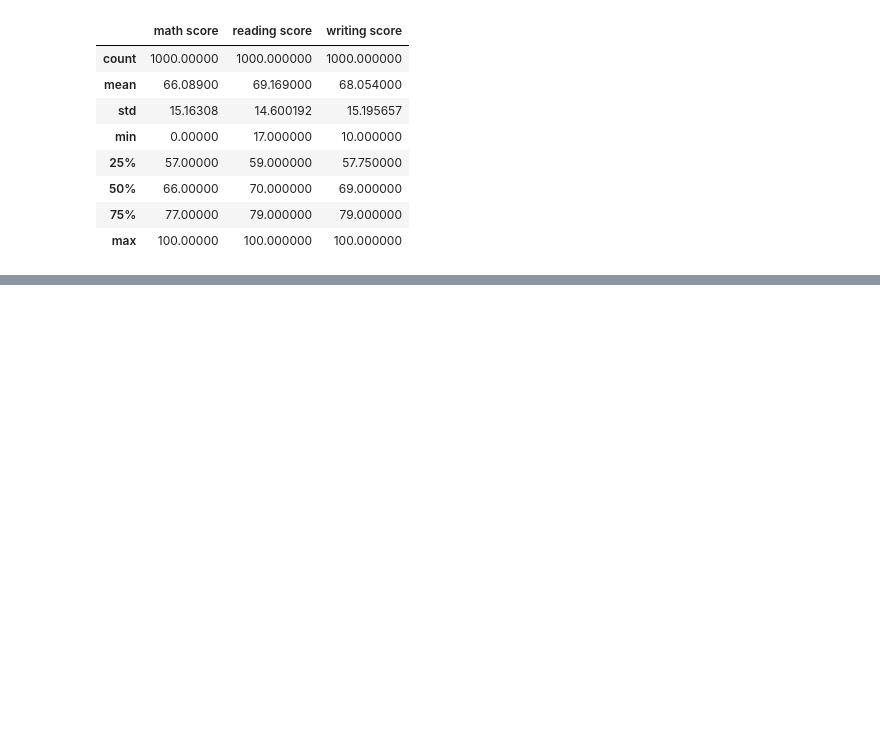
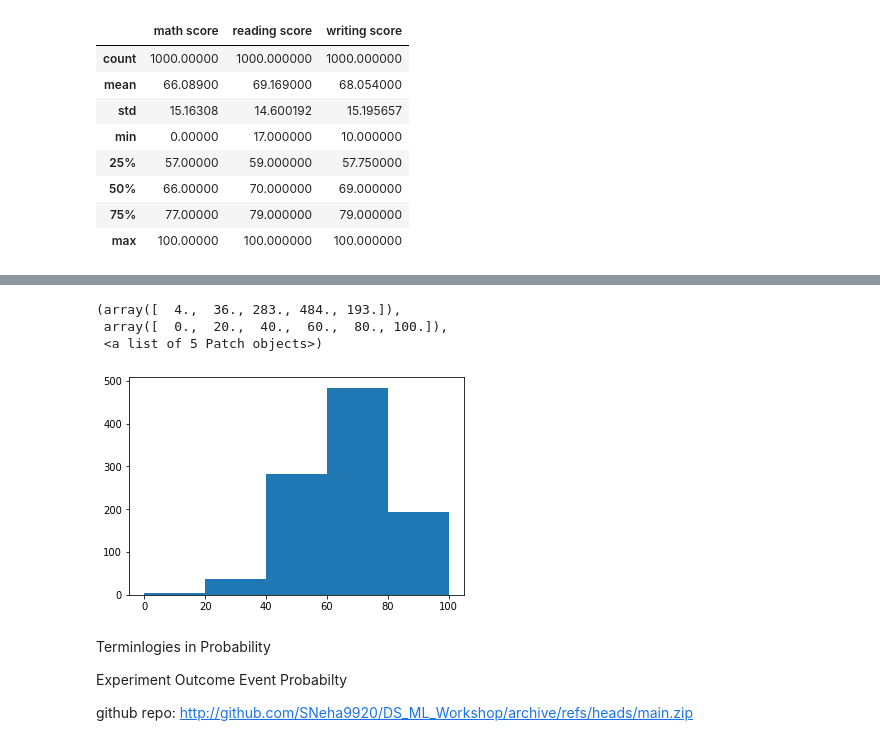
Before and after one commit to maulya230/Python-Machine-Learning-, a Jupyter notebook: Machine Learning.ipynb, the cells around one changed output, grey strips where cells are left out. Saved outputs shown, nothing was run; the diff lists cells and outputs as text; code cells hidden in the pictures; blank space fills up the shorter version.

```diff
--- a/Machine Learning.ipynb
+++ b/Machine Learning.ipynb
@@ -105,0 +152,16 @@ data.describe()
+# %%
+plt.hist(x='math score', data=data, bins=5)
+# %% [output]
+(array([  4.,  36., 283., 484., 193.]),
+ array([  0.,  20.,  40.,  60.,  80., 100.]),
+ <a list of 5 Patch objects>)
+[figure, added]
+# %% [markdown]
+Terminlogies in Probability
+
+Experiment
+Outcome
+Event
+Probabilty
+
+github repo: http://github.com/SNeha9920/DS_ML_Workshop/archive/refs/heads/main.zip
```
Also changed, not shown: parts of 10 cells of this notebook.
